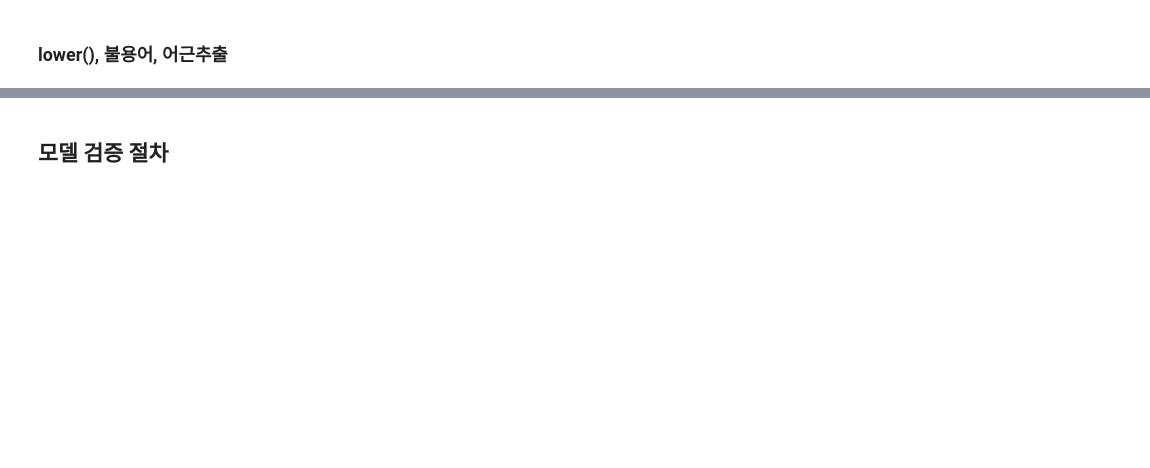
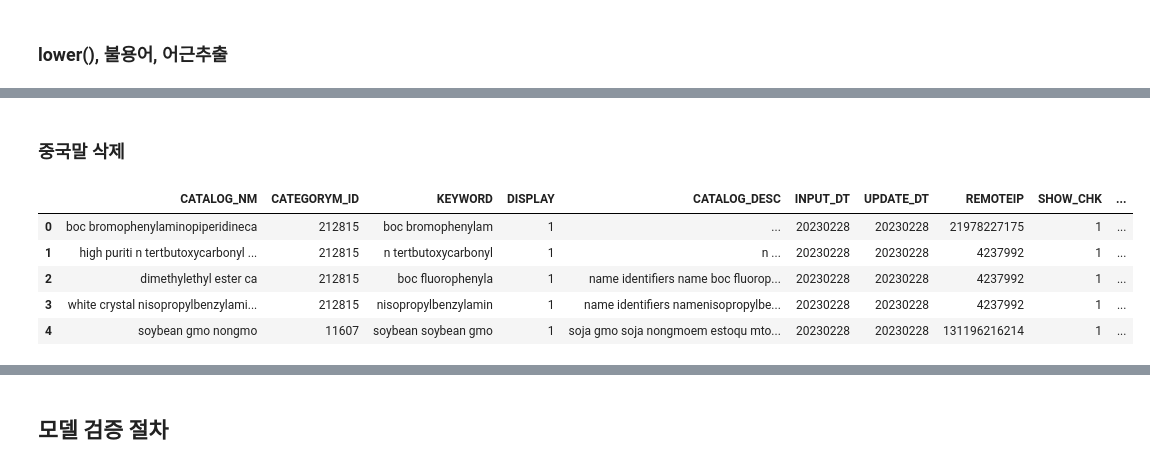
Before and after one commit to JINWOO8888/REALFIANL, a Jupyter notebook: jinwoo.ipynb, the cells around one changed output, grey strips where cells are left out. Cells and saved outputs as stored; diff of their text form; code cells hidden in the pictures; blank space fills up the shorter version.

```diff
--- a/jinwoo.ipynb
+++ b/jinwoo.ipynb
@@ -223,11 +106,8 @@ def apply_stemming(text):
     return text
 
 # Apply text processing to specified columns
-columns_to_process = ['GCATALOG_ID', 'CATALOG_ID', 'CATALOG_DESC', 'CATALOG_NM', 'KEYWORD']
+columns_to_process = ['CATALOG_DESC', 'CATALOG_NM', 'KEYWORD']
 for column in columns_to_process:
-    normal_df[column] = normal_df[column].apply(preprocess_text)
-    normal_df[column] = normal_df[column].apply(remove_stopwords)
-    normal_df[column] = normal_df[column].apply(apply_stemming)
-    weird_df[column] = weird_df[column].apply(preprocess_text)
-    weird_df[column] = weird_df[column].apply(remove_stopwords)
-    weird_df[column] = weird_df[column].apply(apply_stemming)
+    items[column] = items[column].apply(preprocess_text)
+    items[column] = items[column].apply(remove_stopwords)
+    items[column] = items[column].apply(apply_stemming)
@@ -273,0 +114,2 @@ merged_df = merged_df.drop('REMOTEIP', axis=1)
+# %% [markdown]
+### 중국말 삭제
@@ -273,0 +118,15 @@ merged_df = merged_df.drop('REMOTEIP', axis=1)
+# %%
+items['CATALOG_DESC'] = items['CATALOG_DESC'].apply(lambda x: re.sub('[^a-zA-Z]',' ',str(x)))
+# %%
+items['CATALOG_NM'] = items['CATALOG_NM'].apply(lambda x: re.sub('[^a-zA-Z]',' ',str(x)))
+# %%
+items['KEYWORD'] = items['KEYWORD'].apply(lambda x: re.sub('[^a-zA-Z]',' ',str(x)))
+# %%
+items.head()
+# %% [output]
+|  | CATALOG_NM | CATEGORYM_ID | KEYWORD | DISPLAY | CATALOG_DESC | INPUT_DT | UPDATE_DT | REMOTEIP | SHOW_CHK | ... |
+| 0 | boc bromophenylaminopiperidineca | 212815 | boc bromophenylam | 1 | ... | 20230228 | 20230228 | 21978227175 | 1 | ... |
+| 1 | high puriti n tertbutoxycarbonyl ... | 212815 | n tertbutoxycarbonyl | 1 | n ... | 20230228 | 20230228 | 4237992 | 1 | ... |
+| 2 | dimethylethyl ester ca | 212815 | boc fluorophenyla | 1 | name identifiers name boc fluorop... | 20230228 | 20230228 | 4237992 | 1 | ... |
+| 3 | white crystal nisopropylbenzylami... | 212815 | nisopropylbenzylamin | 1 | name identifiers namenisopropylbe... | 20230228 | 20230228 | 4237992 | 1 | ... |
+| 4 | soybean gmo nongmo | 11607 | soybean soybean gmo | 1 | soja gmo soja nongmoem estoqu mto... | 20230228 | 20230228 | 131196216214 | 1 | ... |
```
Also changed, not shown: parts of 59 cells of this notebook.
